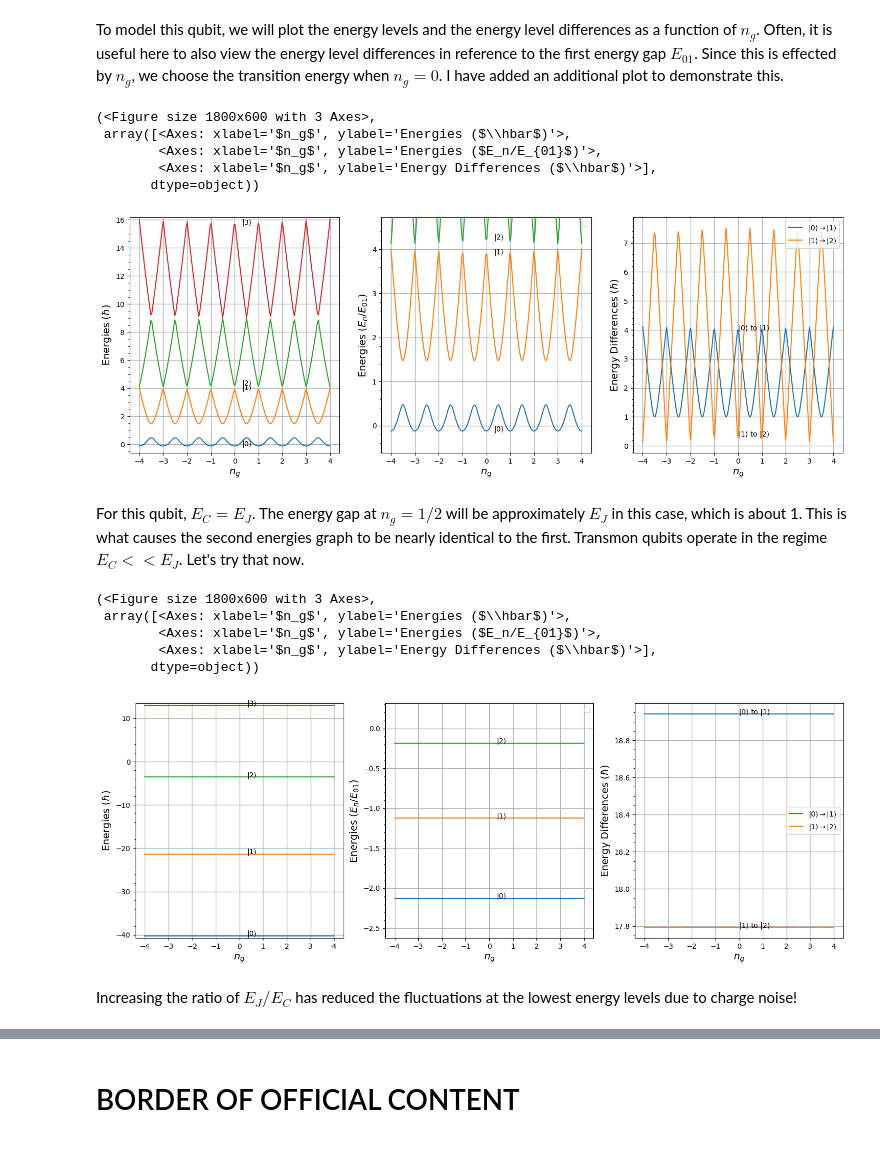
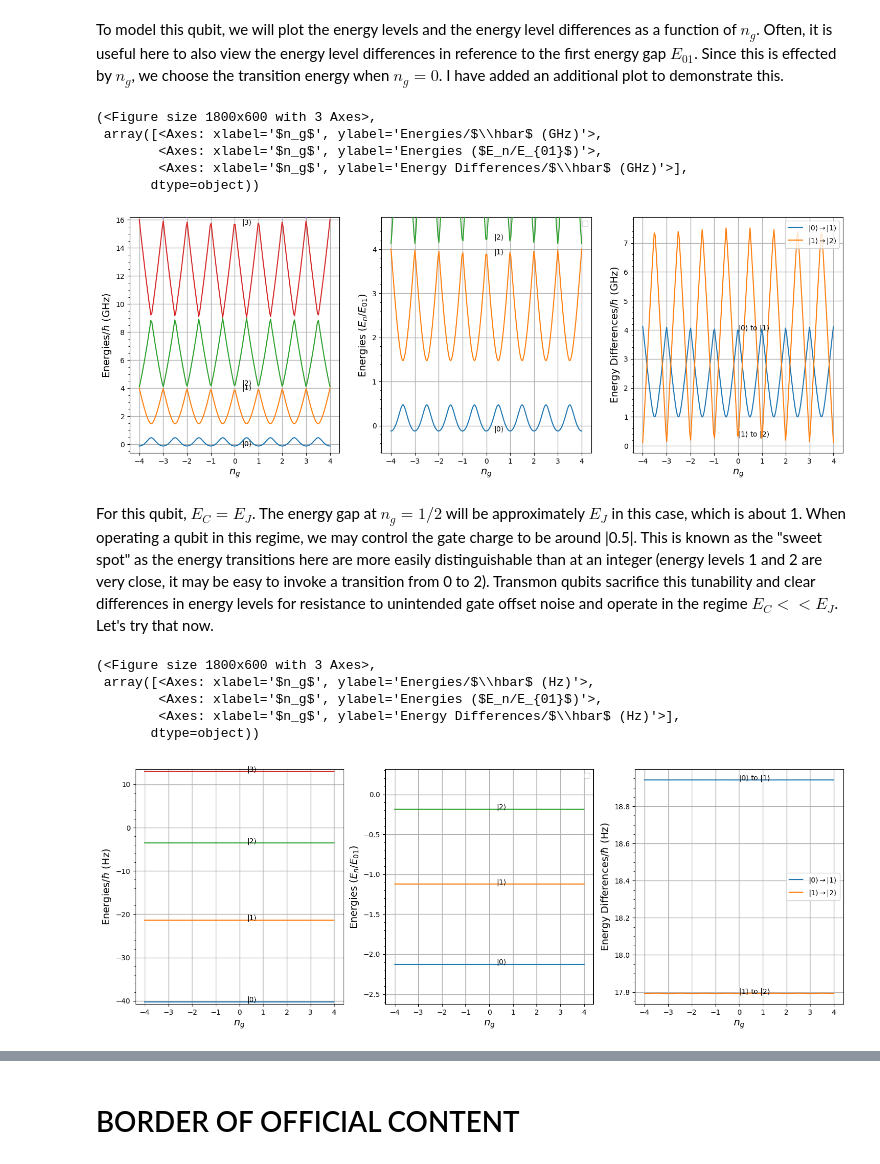
Before and after one commit to Khosmos3/Superconducting-Qubits, a Jupyter notebook: superconducting.ipynb, the cells around one changed output, grey strips where cells are left out. Drawn from its saved outputs; the diff is of its cells as text; code cells hidden in the pictures.

```diff
--- a/superconducting.ipynb
+++ b/superconducting.ipynb
@@ -265,11 +265,11 @@ def simple_transmon(Ec, Ej):
 
     return q.Qobj(H)
 # %%
-Ej = 30
-Ec = 1
+Ej = 0.2 # 200 MHz
+Ec = 7 # 7 GHz
 
 energies = np.array(simple_transmon(Ec, Ej).eigenenergies())
 
-plot_energy_stuff(energies, y_range=(-25, 25))
+plot_energy_stuff(energies, unit="GHz", y_range=(-10, 10))
 # %% [output]
 (<Figure size 1200x600 with 2 Axes>,
@@ -309,7 +309,7 @@ def transmon_ng(Ec, Ej, ng, N):
 # %% [markdown]
 To model this qubit, we will plot the energy levels and the energy level differences as a function of $n_g$. Often, it is useful here to also view the energy level differences in reference to the first energy gap $E_{01}$. Since this is effected by $n_g$, we choose the transition energy when $n_g=0$. I have added an additional plot to demonstrate this.
 # %%
-def plot_energy_as_function(x, energies, y_range=False, Ej=None, x_axis="", E01=None, levels = 2):
+def plot_energy_as_function(x, energies, unit="Hz", y_range=False, Ej=None, x_axis="", E01=None, levels = 2):
 
     fig, ax = plt.subplots(1,3, figsize=(18,6))
 
@@ -318,7 +318,7 @@ def plot_energy_as_function(x, energies, y_range=False, Ej=None, x_axis="", E01=
         energies = energies
     for i in range(len(energies[0])): # for each energy level, plot its curve
         ax[0].plot(x, energies[:, i], zorder=3)
-    ax[0].set_ylabel(r'Energies ($\hbar$)', fontsize=14)
+    ax[0].set_ylabel(rf'Energies/$\hbar$ ({unit})', fontsize=14)
     ax[0].set_xlabel(rf"{x_axis} (levels) | $\phi$ (potential)" if Ej else x_axis, fontsize=14)
     ax[0].grid(linestyle='-', linewidth=1)
     ax[0].set_ylim(y_range if y_range else (energies[len(energies[:,0])//2][0]-0.5, energies[len(energies[:,3])//2][3]+0.5))
@@ -344,7 +344,7 @@ def plot_energy_as_function(x, energies, y_range=False, Ej=None, x_axis="", E01=
     diffs = np.array([(np.delete(energies[i], 0) - np.delete(energies[i], len(energies[i])-1)) for i in range(len(energies[:,0]))])
     for i in range(levels):
         ax[k].plot(x, diffs[:,i], zorder=3, label=fr"$|{i}\rangle\rightarrow|{i+1}\rangle$")
-    ax[k].set_ylabel(r'Energy Differences ($\hbar$)', fontsize=14)
+    ax[k].set_ylabel(rf'Energy Differences/$\hbar$ ({unit})', fontsize=14)
     ax[k].set_xlabel(x_axis, fontsize=14)
     ax[k].grid(linestyle='-', linewidth=1)
     for i in range(levels):
@@ -354,42 +354,40 @@ def plot_energy_as_function(x, energies, y_range=False, Ej=None, x_axis="", E01=
 
     return fig, ax
 # %%
-Ec = 1
-Ej = 1
+Ec = 1 # 1 GHz
+Ej = 1 # 1 GHz
 N = 5
 
 steps = 200
 all_ng = np.linspace(-4, 4, steps)
 
 energies = np.array([transmon_ng(Ec, Ej, ng, N).eigenenergies() for ng in all_ng])
 
 # 112 is the index closest to ng = 1/2, the sweet spot for the smallest gap for E01
-plot_energy_as_function(all_ng, energies, x_axis=r"$n_g$", E01=energies[112][1]-energies[112][0])
+plot_energy_as_function(all_ng, energies, unit="GHz", x_axis=r"$n_g$", E01=energies[112][1]-energies[112][0])
 # %% [output]
 (<Figure size 1800x600 with 3 Axes>,
- array([<Axes: xlabel='$n_g$', ylabel='Energies ($\\hbar$)'>,
+ array([<Axes: xlabel='$n_g$', ylabel='Energies/$\\hbar$ (GHz)'>,
         <Axes: xlabel='$n_g$', ylabel='Energies ($E_n/E_{01}$)'>,
-        <Axes: xlabel='$n_g$', ylabel='Energy Differences ($\\hbar$)'>],
+        <Axes: xlabel='$n_g$', ylabel='Energy Differences/$\\hbar$ (GHz)'>],
        dtype=object))
-[figure, old version]
+[figure, new version]
 # %% [markdown]
-For this qubit, $E_C = E_J$.  The energy gap at $n_g=1/2$ will be approximately $E_J$ in this case, which is about 1. This is what causes the second energies graph to be nearly identical to the first. Transmon qubits operate in the regime $E_C << E_J$. Let's try that now.
+For this qubit, $E_C = E_J$.  The energy gap at $n_g=1/2$ will be approximately $E_J$ in this case, which is about 1. When operating a qubit in this regime, we may control the gate charge to be around |0.5|. This is known as the "sweet spot" as the energy transitions here are more easily distinguishable than at an integer (energy levels 1 and 2 are very close, it may be easy to invoke a transition from 0 to 2). Transmon qubits sacrifice this tunability and clear differences in energy levels for resistance to unintended gate offset noise and operate in the regime $E_C << E_J$. Let's try that now.
 # %%
-Ec = 1
-Ej = 50
+Ec = 1 # 1 GHz
+Ej = 50 # 50 GHz
 all_ng = np.linspace(-4, 4, 200)
 N = 10
 
 energies = np.array([transmon_ng(Ec, Ej, ng, N).eigenenergies() for ng in all_ng])
 
-plot_energy_as_function(all_ng, energies, x_axis=r"$n_g$", E01=energies[112][1]-energies[112][0])
+plot_energy_as_function(all_ng, energies, unit="GHz", x_axis=r"$n_g$", E01=energies[112][1]-energies[112][0])
 # %% [output]
 (<Figure size 1800x600 with 3 Axes>,
- array([<Axes: xlabel='$n_g$', ylabel='Energies ($\\hbar$)'>,
+ array([<Axes: xlabel='$n_g$', ylabel='Energies/$\\hbar$ (Hz)'>,
         <Axes: xlabel='$n_g$', ylabel='Energies ($E_n/E_{01}$)'>,
-        <Axes: xlabel='$n_g$', ylabel='Energy Differences ($\\hbar$)'>],
+        <Axes: xlabel='$n_g$', ylabel='Energy Differences/$\\hbar$ (Hz)'>],
        dtype=object))
-[figure, old version]
+[figure, new version]
-# %% [markdown]
-Increasing the ratio of $E_J/E_C$ has reduced the fluctuations at the lowest energy levels due to charge noise!
 # %% [markdown]
```
Also changed, not shown: parts of 12 cells of this notebook.
